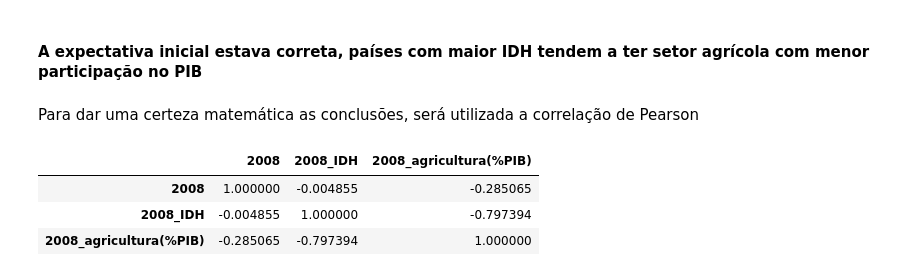
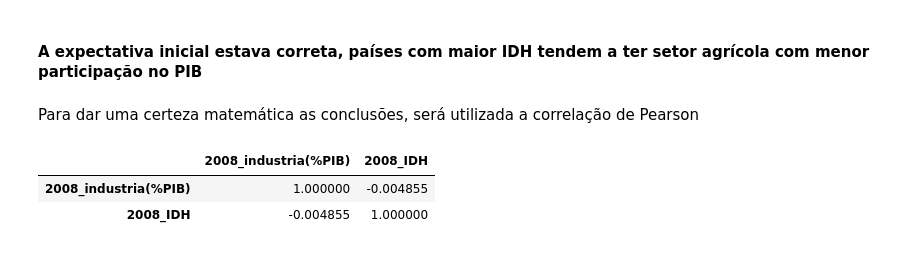
Before and after one commit to tluigimm/Projeto1, a Jupyter notebook: projeto1.ipynb, the cells around one changed output. Saved outputs shown, nothing was run; the diff lists cells and outputs as text; code cells hidden in the pictures.

```diff
--- a/projeto1.ipynb
+++ b/projeto1.ipynb
@@ -115,10 +105,12 @@ Coeficiente angular: -0.011969749535460676
 #### A expectativa inicial estava correta, países com maior IDH tendem a ter setor agrícola com menor participação no PIB
 # %% [markdown]
 Para dar uma certeza matemática as conclusões, será utilizada a correlação de Pearson
-# %%
-df.corr()
-# %% [output]
-|  | 2008 | 2008_IDH | 2008_agricultura(%PIB) |
-| 2008 | 1.000000 | -0.004855 | -0.285065 |
-| 2008_IDH | -0.004855 | 1.000000 | -0.797394 |
-| 2008_agricultura(%PIB) | -0.285065 | -0.797394 | 1.000000 |
+# %%
+# correlação de Pearson entre a industria e o IDH
+
+ind_idh = df.loc[:,["2008_industria(%PIB)", "2008_IDH"]]
+ind_idh.corr()
+# %% [output]
+|  | 2008_industria(%PIB) | 2008_IDH |
+| 2008_industria(%PIB) | 1.000000 | -0.004855 |
+| 2008_IDH | -0.004855 | 1.000000 |
```
Also changed, not shown: parts of 11 cells of this notebook.
